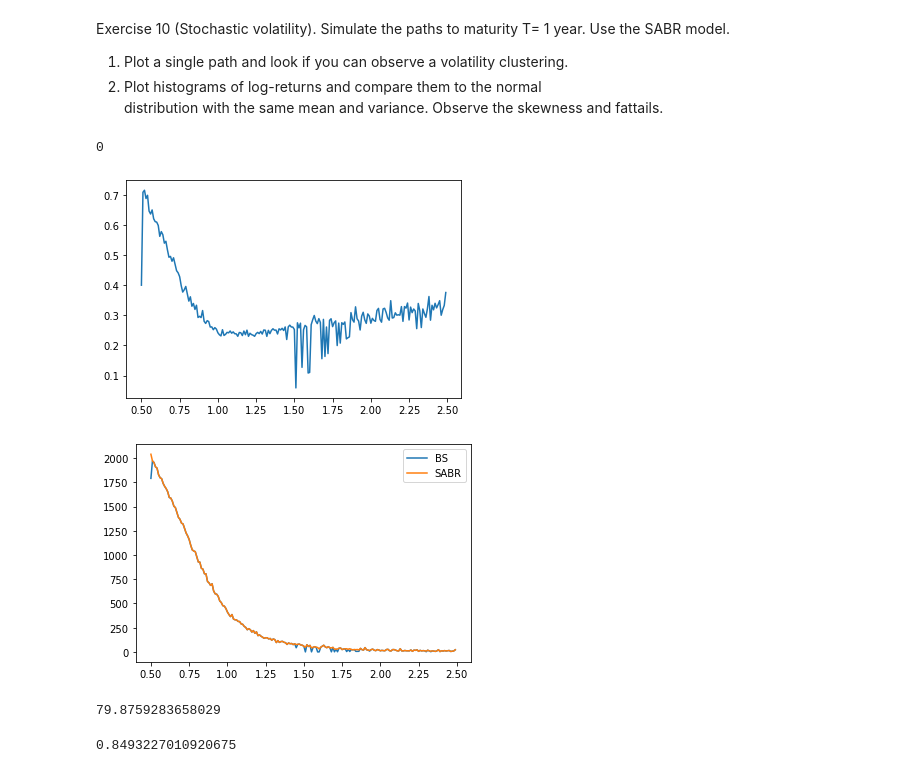
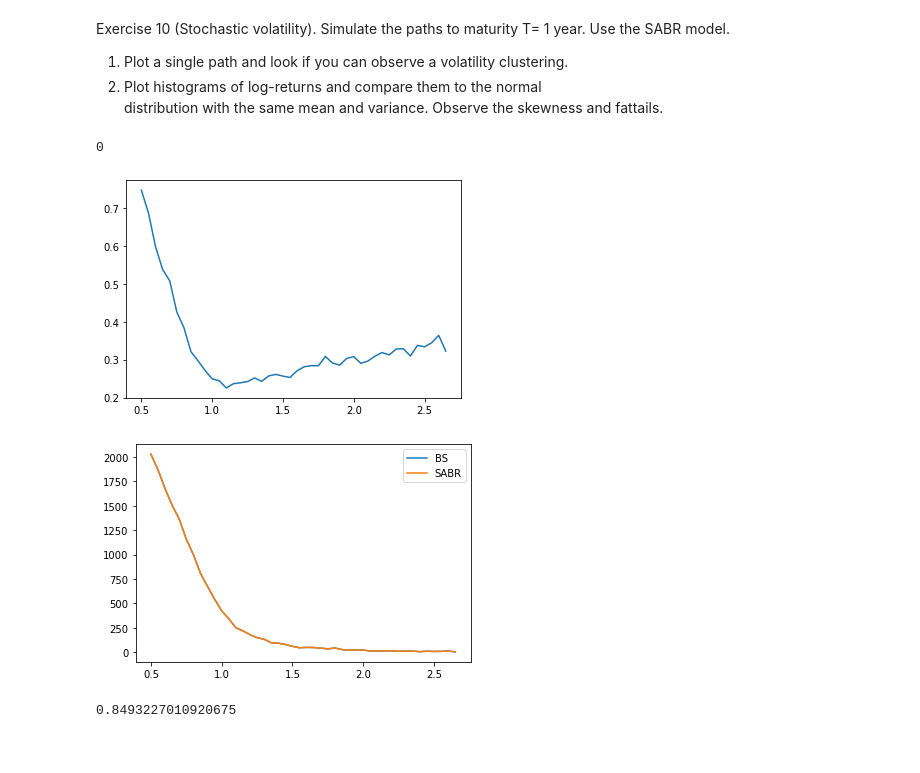
Before and after one commit to WillemJan9519/SPFDM-2, a Jupyter notebook: SPFDM 2.ipynb, the cells around one changed output. Saved outputs shown, nothing was run; the diff lists cells and outputs as text; code cells hidden in the pictures.

```diff
--- a/SPFDM 2.ipynb
+++ b/SPFDM 2.ipynb
@@ -174,7 +174,7 @@ class MonteCarlo():
         """For different strikes, we calculate the SABR option price and the implied volatility
            which is the volatility to match the BS price to the SABR option price"""
         # Define range of strike ratios
-        ratiorange = np.arange(0.5,2.5,0.01)
+        ratiorange = np.arange(0.5,2.7,0.05)
         # Convert ratio to true strike price
         strikerange = ratiorange * self.F0
         # for each of these strikes, obtain SABR option price
@@ -192,8 +192,7 @@ class MonteCarlo():
                                                      self.T,
                                                      self.rf,
                                                      implied_vola,
-                                                     call_put='call')-SABR_price)),
-                             x0=0.4)
+                                                     call_put='call')-SABR_price)),x0=0.4,tol=1e-10,method='Nelder-Mead')
             # Save optimal implied vola
             implied_volas[i] = optim.x
             # Get BS price beloning to this vola (should be -almost- equal to SABR price....)
@@ -205,56 +204,36 @@ class MonteCarlo():
         plt.plot(ratiorange, implied_volas)
         plt.show()
         plt.plot(ratiorange, BSprices,label='BS')
         plt.plot(ratiorange, prices, label='SABR')
         plt.legend()
         plt.show()
 
 
     def option_price(self, optiontype='call',K=None):
         """Equate option price by taking option value for each path, averaging and discounting back
            to present day value using risk free rate. """
         # Get prices
         if not K:
             K = self.K
         prices, volatility = self.simulate_many()
         # Get final prices
         finalprices = prices[:,-1]
         # calculate option values
         if optiontype == 'call':
             optionvalues = np.max(np.vstack((np.zeros(len(finalprices)),finalprices-K)),axis=0)
         elif optiontype == 'put':
             optionvalues = np.max(np.vstack((np.zeros(len(finalprices)),K-finalprices)),axis=0)
         optionvalue = np.mean(optionvalues)
         # Discount to present value
         optionvalue = np.exp(-self.rf*self.T) * optionvalue
         return optionvalue
 
-MC = MonteCarlo(4000,500,T=1.5,F=3500, sigma=0.2, alpha=0.5, beta=1, rho=-0.7,K=3300, rf=0)
+MC = MonteCarlo(8000,1000,T=1.5,F=3500, sigma=0.2, alpha=0.5, beta=1, rho=-0.7,K=3300, rf=0)
 MC.calc_implied_vola()
 # %% [output]
 0
-[figure, old version]
+[figure, new version]
-[figure, old version]
+[figure, new version]
-# %%
-def black_scholes(S, K, T, r, sigma, call_put='call'):
-        """Return black scholes price of an option"""
-        #S: spot price
-        #K: strike price
-        #T: time to maturity
-        #r: interest rate
-        #sigma: volatility of underlying asset
-        d1 = (np.log(S / K) + (r + 0.5 * sigma ** 2) * T) / (sigma * np.sqrt(T))
-        d2 = (np.log(S / K) + (r - 0.5 * sigma ** 2) * T) / (sigma * np.sqrt(T))
-
-        if call_put == 'call':
-            optionprice = (S * norm.cdf(d1, 0.0, 1.0) - K * np.exp(-r * T) * norm.cdf(d2, 0.0, 1.0))
-        elif call_put == 'put':
-            optionprice = (K * np.exp(-r * T) * norm.cdf(-d2, 0.0, 1.0) - S * norm.cdf(-d1, 0.0, 1.0))
-        return optionprice
-
-black_scholes(3500,4000,1.5,0,0.14)
-# %% [output]
-79.8759283658029
 # %%
 np.mean(x*y)/(np.std(x)*np.std(y))
 # %% [output]
```
